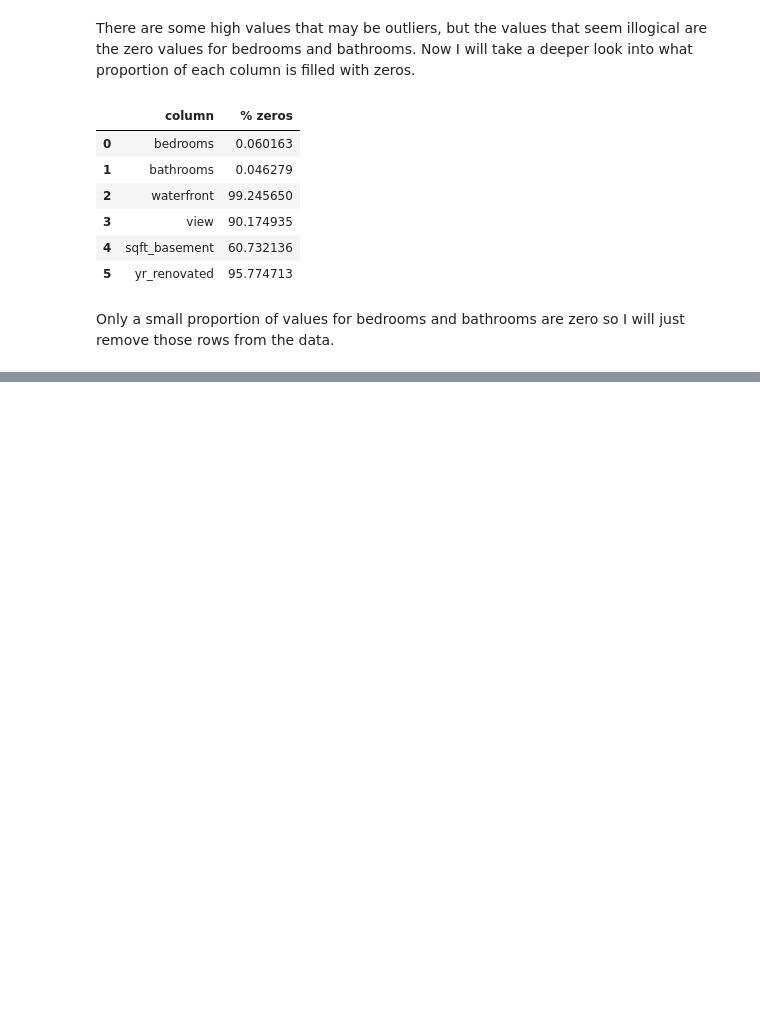
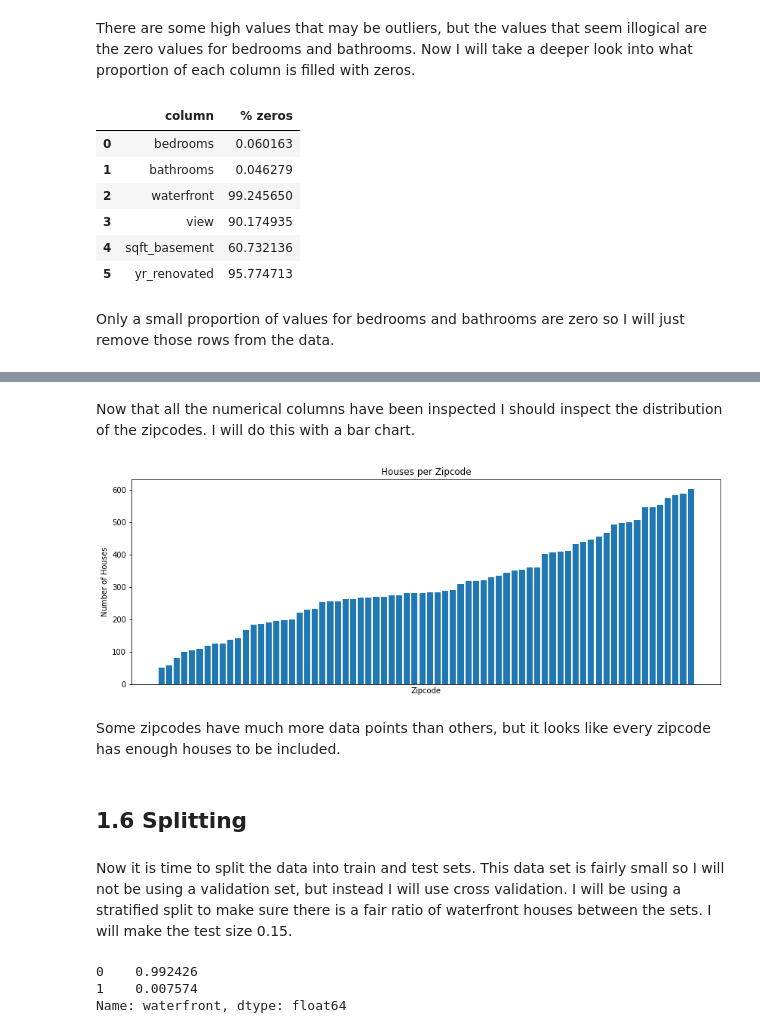
Before and after one commit to georgewillben/King_County_House_Prices, a Jupyter notebook: 3 - Data Cleaning.ipynb, the cells around one changed output, grey strips where cells are left out. Cells and saved outputs as stored; diff of their text form; code cells hidden in the pictures; blank space fills up the shorter version.

Commit message:
Data Cleaning 2.1

```diff
--- a/3 - Data Cleaning.ipynb
+++ b/3 - Data Cleaning.ipynb
@@ -155,0 +206,10 @@ df = df[df["bathrooms"] != 0]
+# %%
+# iterate over recorded columns
+for col in cols_to_log:
+
+    # create a new column in the data holding the
+    #log transformed version of each column
+    df["log_" + col] = np.log(df[col])
+
+# display dataframe head to get a look
+df.head()
@@ -155,0 +224,35 @@ df = df[df["bathrooms"] != 0]
+# %% [markdown]
+Now that all the numerical columns have been inspected I should inspect the distribution of the zipcodes. I will do this with a bar chart.
+# %%
+# get value counts for zip code in a nested list form
+zip_value_counts = dict(df.zipcode.value_counts()).items()
+
+# sort list by the count
+zip_value_counts = sorted(zip_value_counts, key=lambda x: x[1])
+
+# seperate list into two lists
+zip_names = [x[0] for x in zip_value_counts]
+zip_counts = [x[1] for x in zip_value_counts]
+
+# generate bar plot
+plt.figure(figsize=(14, 5))
+plt.bar(zip_names, zip_counts)
+
+# set titles
+plt.title("Houses per Zipcode")
+plt.ylabel("Number of Houses")
+plt.xlabel("Zipcode")
+
+# hide x-ticks
+plt.xticks([])
+
+# show
+plt.show()
+# %% [output]
+[figure, added]
+# %% [markdown]
+Some zipcodes have much more data points than others, but it looks like every zipcode has enough houses to be included.
+# %% [markdown]
+## 1.6 Splitting
+# %% [markdown]
+Now it is time to split the data into train and test sets. This data set is fairly small so I will not be using a validation set, but instead I will use cross validation. I will be using a stratified split to make sure there is a fair ratio of waterfront houses between the sets. I will make the test size 0.15.
@@ -155,0 +269,7 @@ df = df[df["bathrooms"] != 0]
+# %%
+# check proportion of waterfront houses in both sets
+train.waterfront.value_counts(normalize=True)
+# %% [output]
+0    0.992426
+1    0.007574
+Name: waterfront, dtype: float64
```
Also changed, not shown: parts of 17 cells of this notebook, 1 other file.
